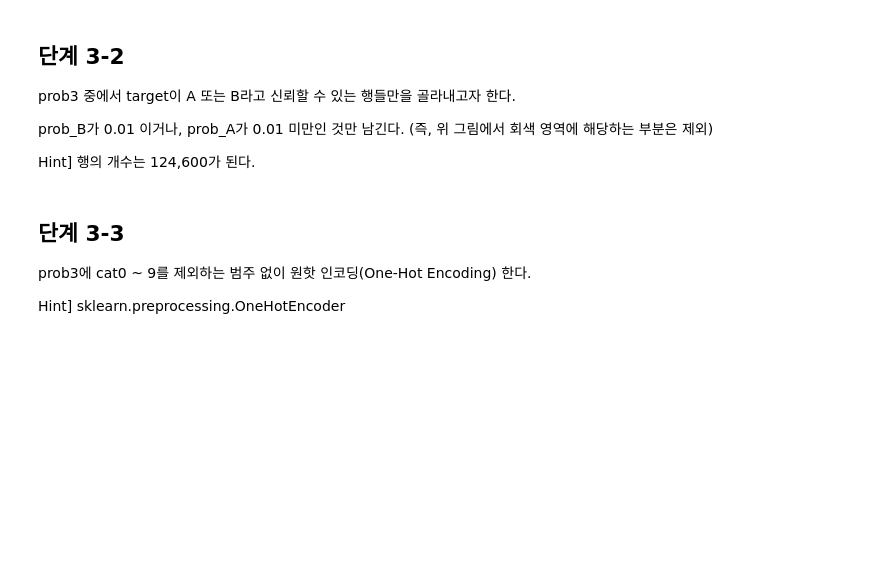
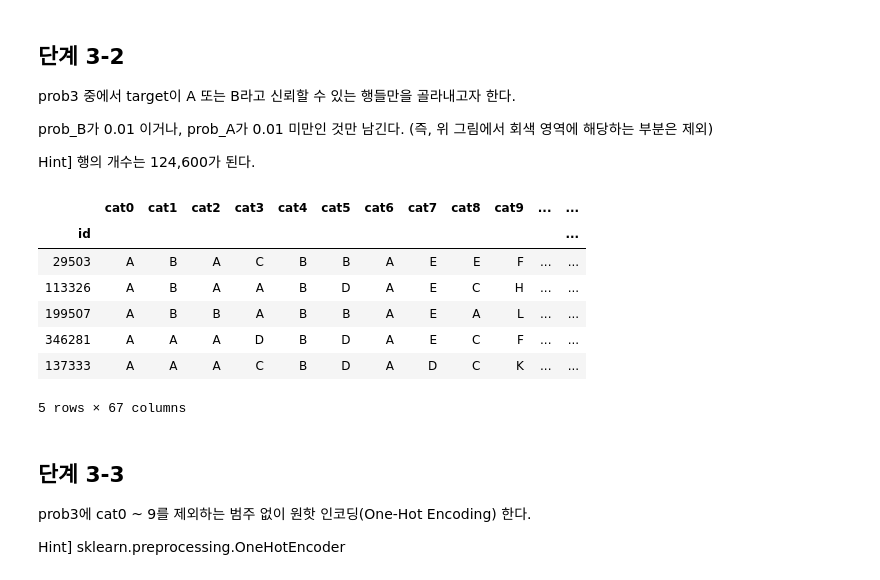
Before and after one commit to sunkusun9/DS_lv3_2304, a Jupyter notebook: sec_ds_lv3_prob2_prob.ipynb, the cells around one changed output. Cells and saved outputs as stored; diff of their text form; code cells hidden in the pictures; blank space fills up the shorter version.

```diff
--- a/sec_ds_lv3_prob2_prob.ipynb
+++ b/sec_ds_lv3_prob2_prob.ipynb
@@ -662,6 +714,18 @@ prob3 중에서 target이 A 또는 B라고 신뢰할 수 있는 행들만을 골
 prob_B가 0.01 이거나, prob_A가 0.01 미만인 것만 남긴다. (즉, 위 그림에서 회색 영역에 해당하는 부분은 제외)
 
 Hint] 행의 개수는 124,600가 된다.
+# %%
+df_prob3 = df_prob3.query('prob_B < 0.01 or prob_A < 0.01').copy()
+df_prob3.head()
+# %% [output]
+|  | cat0 | cat1 | cat2 | cat3 | cat4 | cat5 | cat6 | cat7 | cat8 | cat9 | ... | ... |
+| id |  |  |  |  |  |  |  |  |  |  |  | ... |
+| 29503 | A | B | A | C | B | B | A | E | E | F | ... | ... |
+| 113326 | A | B | A | A | B | D | A | E | C | H | ... | ... |
+| 199507 | A | B | B | A | B | B | A | E | A | L | ... | ... |
+| 346281 | A | A | A | D | B | D | A | E | C | F | ... | ... |
+| 137333 | A | A | A | C | B | D | A | D | C | K | ... | ... |
+5 rows × 67 columns
 # %% [markdown]
 ## 단계 3-3
 
```
Also changed, not shown: parts of 62 cells of this notebook.
